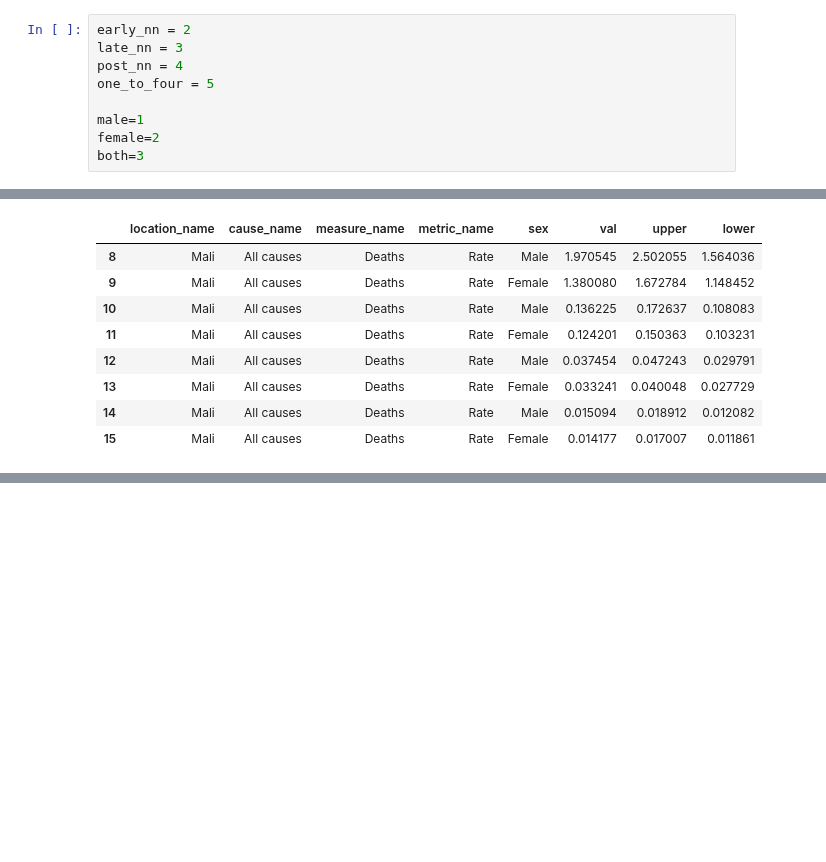
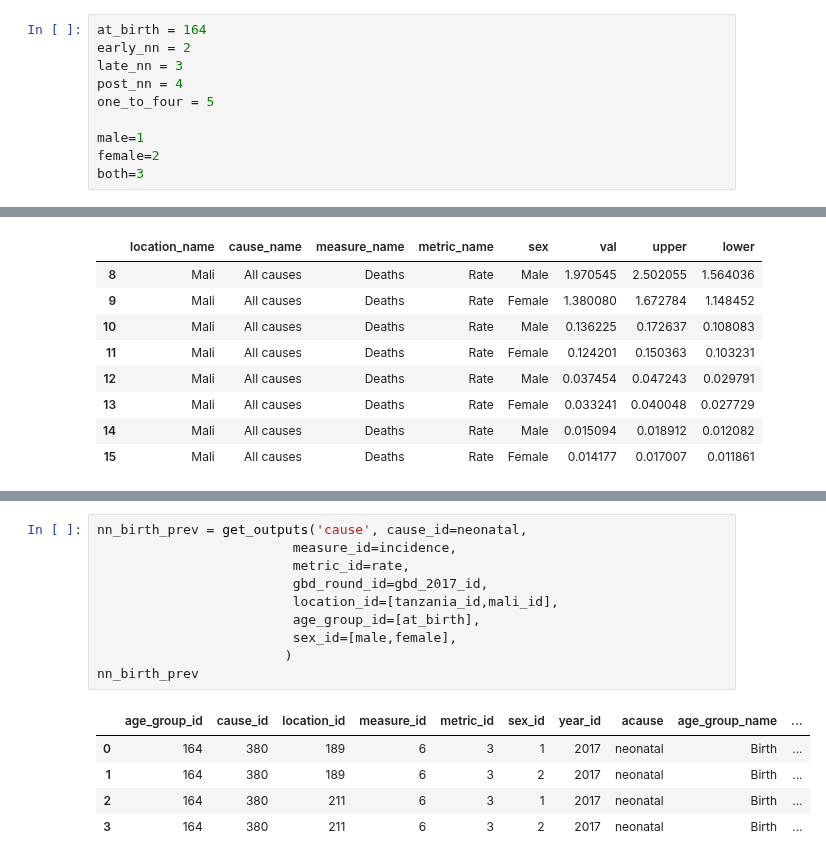
Before and after one commit to ihmeuw/vivarium_data_analysis, a Jupyter notebook: output_processing/gates_bep/2020_02_04b_check_mali_base_output.ipynb, the cells around one changed output, grey strips where cells are left out. Drawn from its saved outputs; the diff is of its cells as text; blank space fills up the shorter version.

Commit message:
rename folder, check NN birth prevalence, view means and sd's and person time

```diff
--- a/output_processing/summarizer/2020_02_04b_check_mali_base_output.ipynb
+++ b/output_processing/gates_bep/2020_02_04b_check_mali_base_output.ipynb
@@ -143,6 +143,7 @@ rate = 3
 # %% [markdown]
 ### Age group ids and sex ids
 # %%
+at_birth = 164
 early_nn = 2
 late_nn = 3
 post_nn = 4
@@ -313,0 +341,16 @@ all_cause_deaths.loc[all_cause_deaths['location_id'] == mali_id,
+# %%
+nn_birth_prev = get_outputs('cause', cause_id=neonatal,
+                         measure_id=incidence,
+                         metric_id=rate,
+                         gbd_round_id=gbd_2017_id,
+                         location_id=[tanzania_id,mali_id],
+                         age_group_id=[at_birth],
+                         sex_id=[male,female],
+                        )
+nn_birth_prev
+# %% [output]
+|  | age_group_id | cause_id | location_id | measure_id | metric_id | sex_id | year_id | acause | age_group_name | ... |
+| 0 | 164 | 380 | 189 | 6 | 3 | 1 | 2017 | neonatal | Birth | ... |
+| 1 | 164 | 380 | 189 | 6 | 3 | 2 | 2017 | neonatal | Birth | ... |
+| 2 | 164 | 380 | 211 | 6 | 3 | 1 | 2017 | neonatal | Birth | ... |
+| 3 | 164 | 380 | 211 | 6 | 3 | 2 | 2017 | neonatal | Birth | ... |
```
Also changed, not shown: parts of 3 cells of this notebook, 3 other files.
